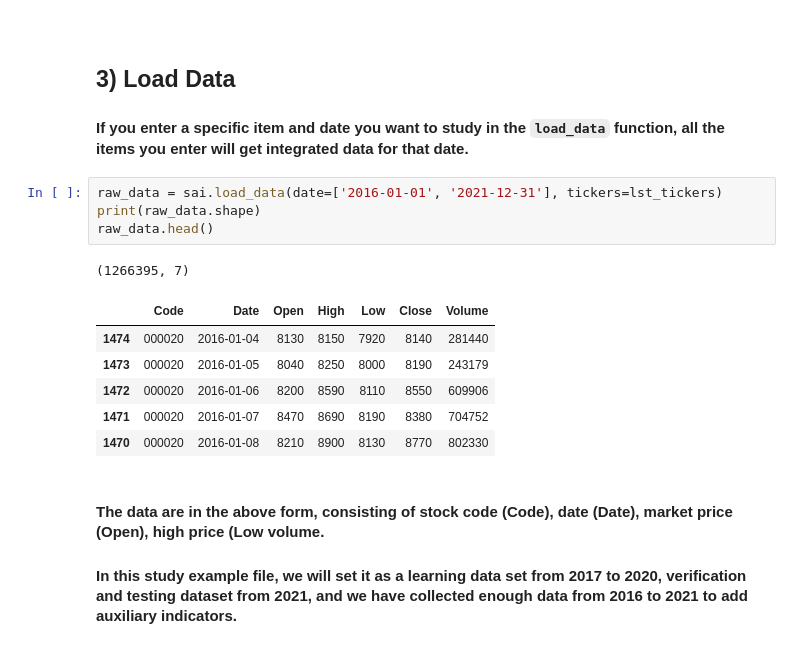
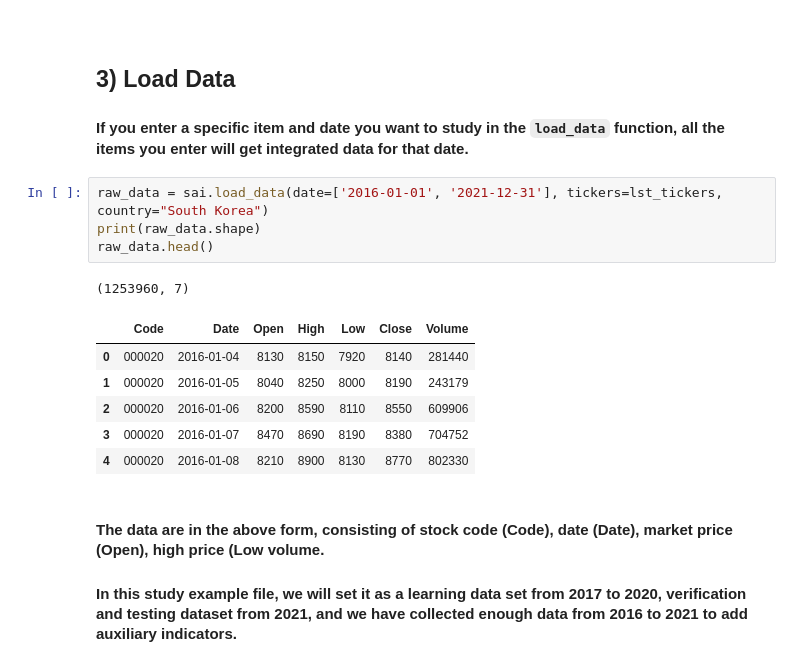
Before and after one commit to stockAI-py/stockait, a Jupyter notebook: tutorials/00.demo_eng.ipynb, the cells around one changed output. Saved outputs shown, nothing was run; the diff lists cells and outputs as text.

```diff
--- a/tutorials/eng/00.demo_eng.ipynb
+++ b/tutorials/00.demo_eng.ipynb
@@ -60,17 +60,17 @@ print(len(lst_tickers), lst_tickers[:5])
 ## **3) Load Data**
 #### If you enter a specific item and date you want to study in the `load_data` function, all the items you enter will get integrated data for that date.
 # %%
-raw_data = sai.load_data(date=['2016-01-01', '2021-12-31'], tickers=lst_tickers)
+raw_data = sai.load_data(date=['2016-01-01', '2021-12-31'], tickers=lst_tickers, country="South Korea")
 print(raw_data.shape)
 raw_data.head()
 # %% [output]
-(1266395, 7)
+(1253960, 7)
 |  | Code | Date | Open | High | Low | Close | Volume |
-| 1474 | 000020 | 2016-01-04 | 8130 | 8150 | 7920 | 8140 | 281440 |
-| 1473 | 000020 | 2016-01-05 | 8040 | 8250 | 8000 | 8190 | 243179 |
-| 1472 | 000020 | 2016-01-06 | 8200 | 8590 | 8110 | 8550 | 609906 |
-| 1471 | 000020 | 2016-01-07 | 8470 | 8690 | 8190 | 8380 | 704752 |
-| 1470 | 000020 | 2016-01-08 | 8210 | 8900 | 8130 | 8770 | 802330 |
+| 0 | 000020 | 2016-01-04 | 8130 | 8150 | 7920 | 8140 | 281440 |
+| 1 | 000020 | 2016-01-05 | 8040 | 8250 | 8000 | 8190 | 243179 |
+| 2 | 000020 | 2016-01-06 | 8200 | 8590 | 8110 | 8550 | 609906 |
+| 3 | 000020 | 2016-01-07 | 8470 | 8690 | 8190 | 8380 | 704752 |
+| 4 | 000020 | 2016-01-08 | 8210 | 8900 | 8130 | 8770 | 802330 |
 # %% [markdown]
 #### The data are in the above form, consisting of stock code (Code), date (Date), market price (Open), high price (Low volume.
 #### In this study example file, we will set it as a learning data set from 2017 to 2020, verification and testing dataset from 2021, and we have collected enough data from 2016 to 2021 to add auxiliary indicators.
```
Also changed, not shown: 7 other files.
